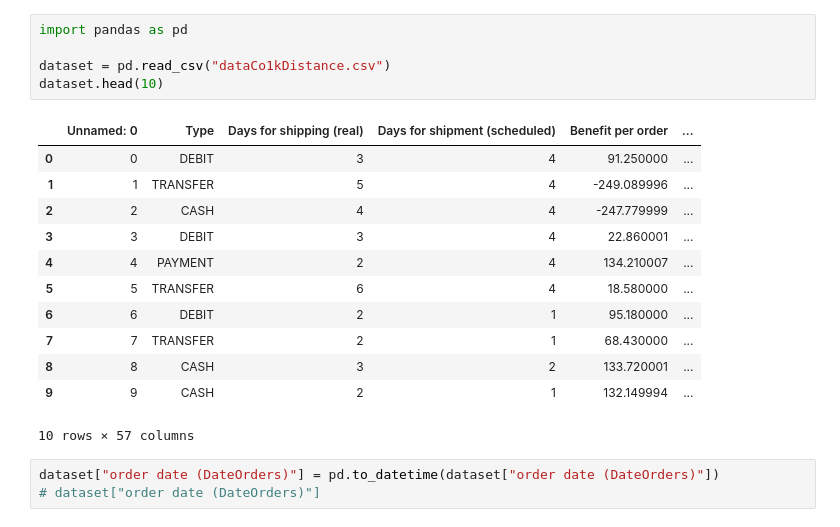
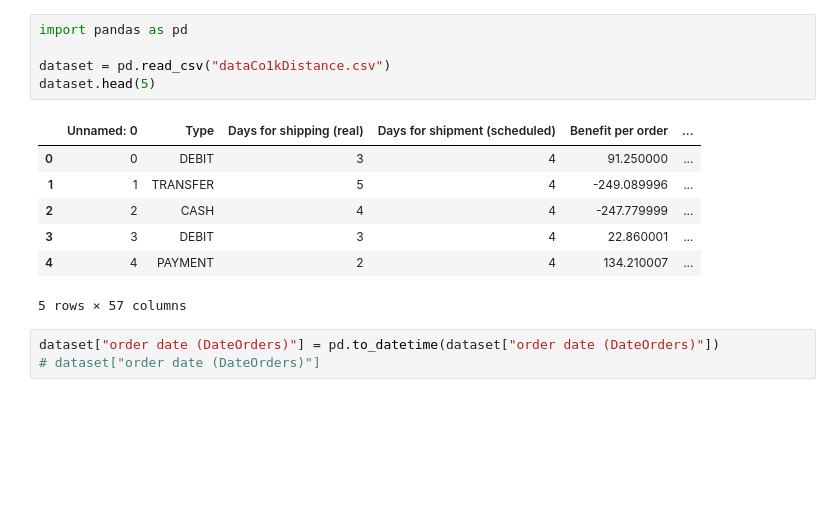
Before and after one commit to hax009/scm_zemantics, a Jupyter notebook: DataCoML.ipynb, the cells around one changed output. Drawn from its saved outputs; the diff is of its cells as text; blank space fills up the shorter version.

```diff
--- a/DataCoML.ipynb
+++ b/DataCoML.ipynb
@@ -1,21 +1,16 @@
 # %%
 import pandas as pd
 
 dataset = pd.read_csv("dataCo1kDistance.csv")
-dataset.head(10)
+dataset.head(5)
 # %% [output]
 |  | Unnamed: 0 | Type | Days for shipping (real) | Days for shipment (scheduled) | Benefit per order | ... |
 | 0 | 0 | DEBIT | 3 | 4 | 91.250000 | ... |
 | 1 | 1 | TRANSFER | 5 | 4 | -249.089996 | ... |
 | 2 | 2 | CASH | 4 | 4 | -247.779999 | ... |
 | 3 | 3 | DEBIT | 3 | 4 | 22.860001 | ... |
 | 4 | 4 | PAYMENT | 2 | 4 | 134.210007 | ... |
-| 5 | 5 | TRANSFER | 6 | 4 | 18.580000 | ... |
-| 6 | 6 | DEBIT | 2 | 1 | 95.180000 | ... |
-| 7 | 7 | TRANSFER | 2 | 1 | 68.430000 | ... |
-| 8 | 8 | CASH | 3 | 2 | 133.720001 | ... |
-| 9 | 9 | CASH | 2 | 1 | 132.149994 | ... |
-10 rows × 57 columns
+5 rows × 57 columns
 # %%
 dataset["order date (DateOrders)"] = pd.to_datetime(dataset["order date (DateOrders)"])
 # dataset["order date (DateOrders)"]
```
Also changed, not shown: parts of 22 cells of this notebook, 4 other files.
